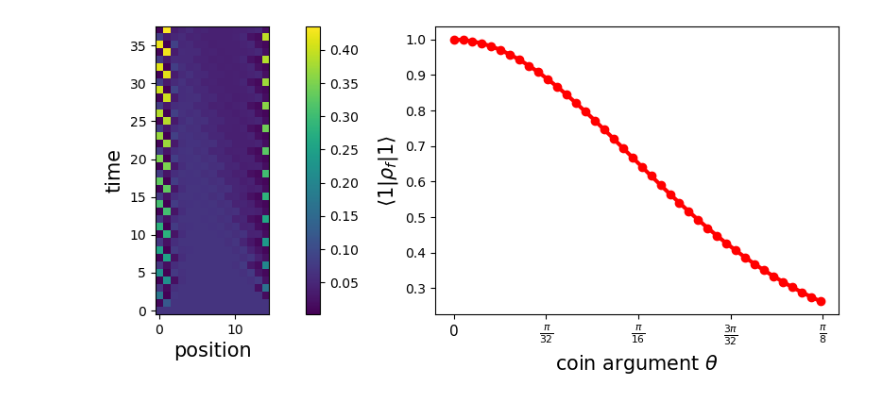
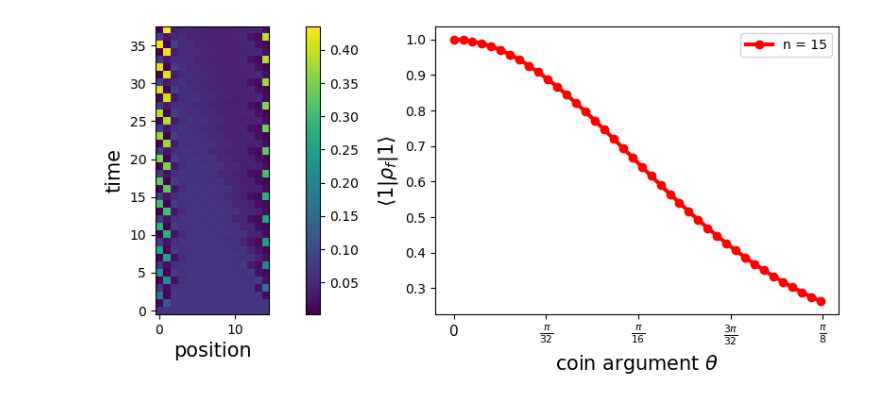
Before and after one commit to JedrekSt/Quantum_Synchronization_Protocol, a Jupyter notebook: results/QuantumWalk.ipynb, the cells around one changed output. Drawn from its saved outputs; the diff is of its cells as text; code cells hidden in the pictures.

```diff
--- a/results/QuantumWalk.ipynb
+++ b/results/QuantumWalk.ipynb
@@ -15,32 +15,33 @@ n = 15
 word = ("A" + "BBA" * (n-3)) * 1
 fid = []
 fs = 15
 
 thetas = np.arange(0, np.pi/8, 0.01)
 
 for th in range(len(thetas)):
     data = run_simulation(word, n, thetas[th])
     fid.append(data[-1, :].max())
 
 fig, axes = plt.subplots(1, 2, figsize=(10, 4))
 
 ax1 = axes[0]
 data = run_simulation(word, n, np.pi/11)
 im = ax1.imshow(data, origin="lower")
 ax1.set_xlabel("position",fontsize = fs)
 ax1.set_ylabel("time",fontsize = fs)
 plt.colorbar(im, ax=ax1, fraction=0.05, pad=0.09)
 
 ax2 = axes[1]
-ax2.plot(thetas, fid, color="red", lw=3, marker="o")
+ax2.plot(thetas, fid, color="red", lw=3, marker="o",label = f"n = {n}")
 ax2.set_xlabel(r"coin argument $\theta$",fontsize = fs)
 ax2.set_ylabel(r"$\langle 1|\rho_{f}| 1\rangle$",fontsize = fs)
 
 x_ticks = [0,np.pi/32,np.pi/16,np.pi * 3 / 32,np.pi/8]
 x_labels = [r'$0$',r'$\frac{\pi}{32}$',r'$\frac{\pi}{16}$',r'$\frac{3\pi}{32}$',r'$\frac{\pi}{8}$']
 plt.xticks(x_ticks, x_labels, fontsize=11)
+plt.legend()
 
 plt.tight_layout()
 plt.savefig(os.path.join(os.path.curdir,"Images","QWalk.pdf"), format="pdf", bbox_inches="tight")
 # %% [output]
-[figure, old version]
+[figure, new version]
```
Also changed, not shown: 1 other file.
